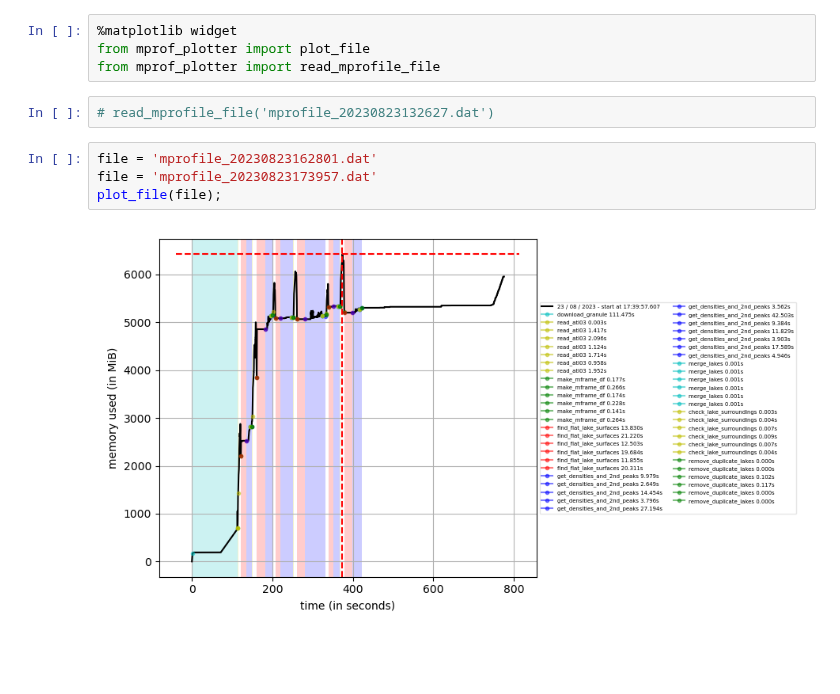
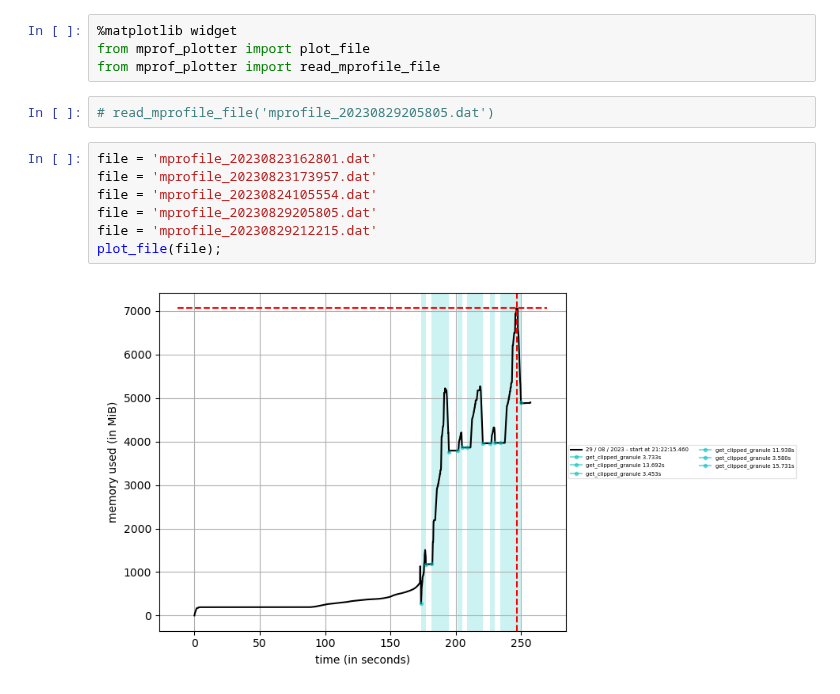
Before and after one commit to fliphilipp/GlacierLakeDetectionICESat2, a Jupyter notebook: mprof_plot.ipynb, the cells around one changed output. Saved outputs shown, nothing was run; the diff lists cells and outputs as text; blank space fills up the shorter version.

```diff
--- a/mprof_plot.ipynb
+++ b/mprof_plot.ipynb
@@ -3,10 +3,13 @@
 from mprof_plotter import plot_file
 from mprof_plotter import read_mprofile_file
 # %%
-# read_mprofile_file('mprofile_20230823132627.dat')
+# read_mprofile_file('mprofile_20230829205805.dat')
 # %%
 file = 'mprofile_20230823162801.dat'
 file = 'mprofile_20230823173957.dat'
+file = 'mprofile_20230824105554.dat'
+file = 'mprofile_20230829205805.dat'
+file = 'mprofile_20230829212215.dat'
 plot_file(file);
 # %% [output]
-[figure, old version]
+[figure, new version]
```
Also changed, not shown: parts of 2 cells of this notebook, 5 other files.
